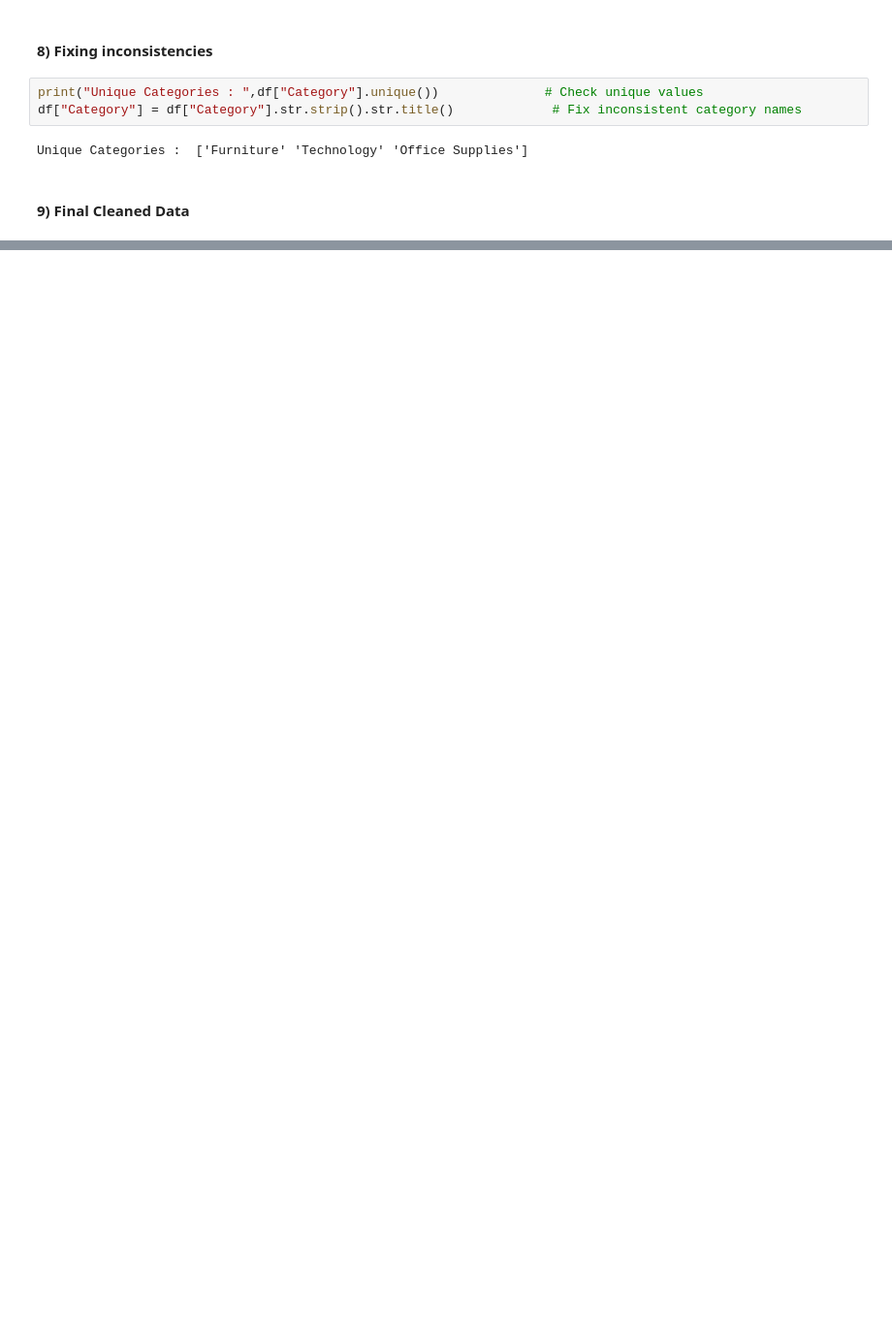
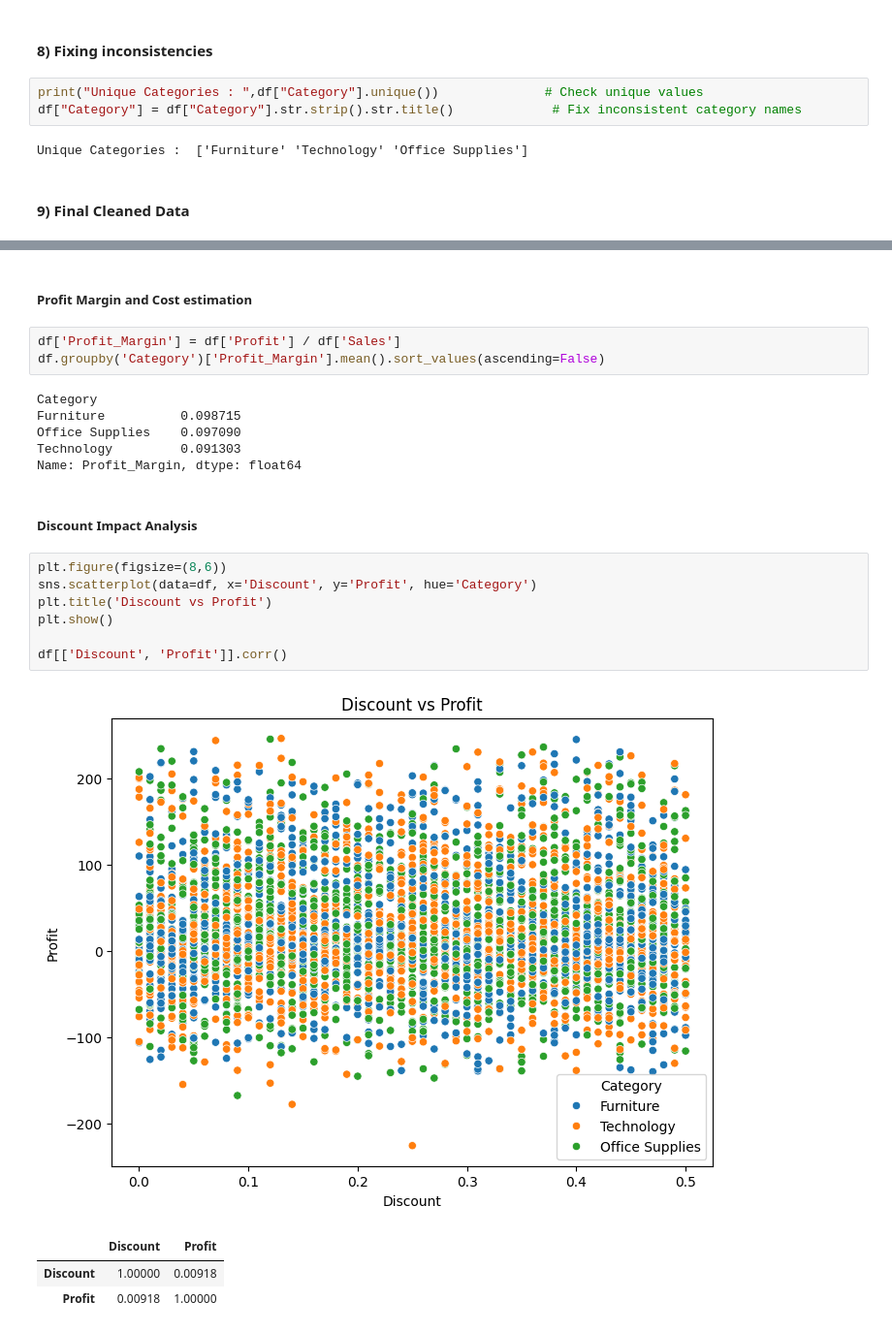
Before and after one commit to 26Vaidehi/INT375_Python, a Jupyter notebook: INT-375_Project.ipynb, the cells around one changed output, grey strips where cells are left out. Shown at 97% size. Drawn from its saved outputs; the diff is of its cells as text; blank space fills up the shorter version.

```diff
--- a/INT-375_Project.ipynb
+++ b/INT-375_Project.ipynb
@@ -169,0 +257,25 @@ Saved Successfully
+# %% [markdown]
+##### **Profit Margin and Cost estimation**
+# %%
+df['Profit_Margin'] = df['Profit'] / df['Sales']
+df.groupby('Category')['Profit_Margin'].mean().sort_values(ascending=False)
+# %% [output]
+Category
+Furniture          0.098715
+Office Supplies    0.097090
+Technology         0.091303
+Name: Profit_Margin, dtype: float64
+# %% [markdown]
+##### **Discount Impact Analysis**
+# %%
+plt.figure(figsize=(8,6))
+sns.scatterplot(data=df, x='Discount', y='Profit', hue='Category')
+plt.title('Discount vs Profit')
+plt.show()
+
+df[['Discount', 'Profit']].corr()
+# %% [output]
+[figure, added]
+|  | Discount | Profit |
+| Discount | 1.00000 | 0.00918 |
+| Profit | 0.00918 | 1.00000 |
```
Also changed, not shown: parts of 19 cells of this notebook, 1 other file.
